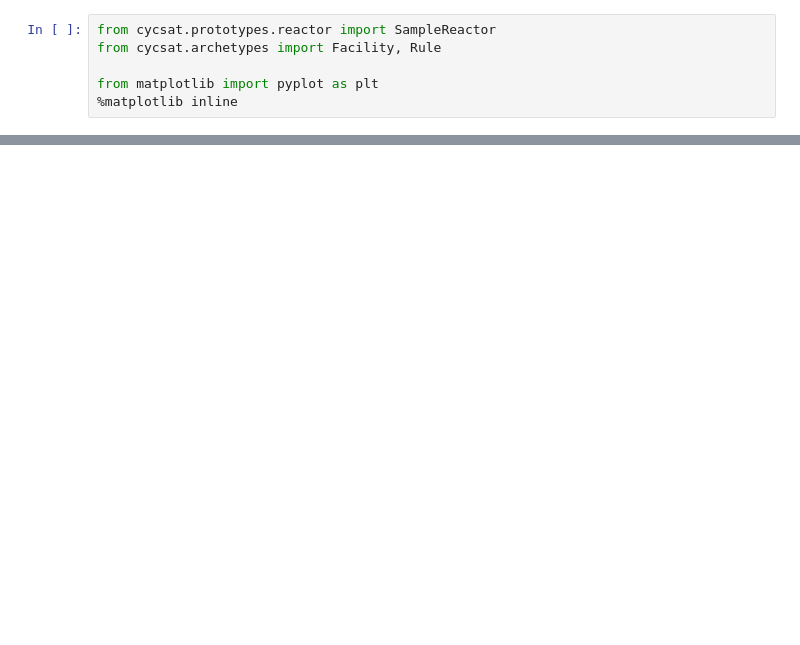
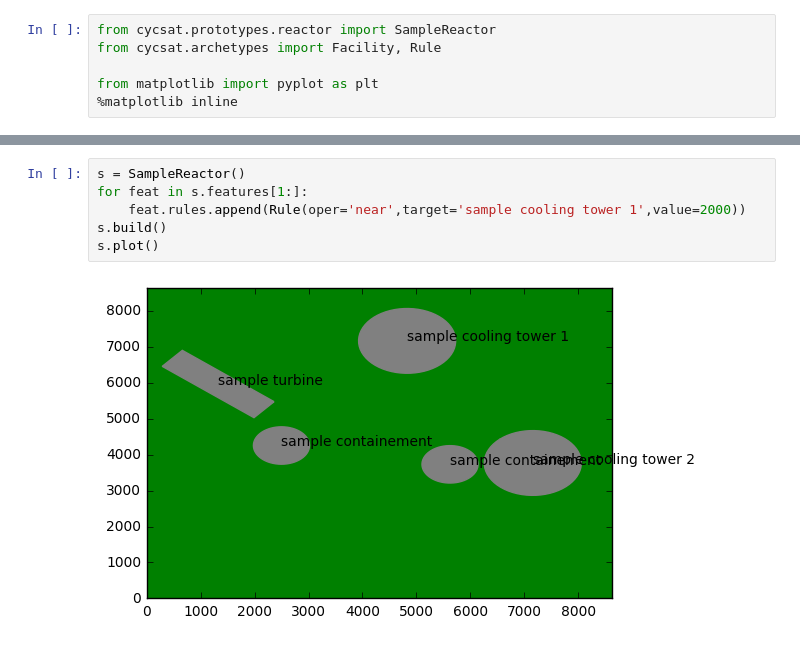
Before and after one commit to CNERG/cycsat, a Jupyter notebook: near rule demo.ipynb, the cells around one changed output, grey strips where cells are left out. Saved outputs shown, nothing was run; the diff lists cells and outputs as text; blank space fills up the shorter version.

```diff
--- a/near rule demo.ipynb
+++ b/near rule demo.ipynb
@@ -14,0 +23,8 @@ s.plot()
+# %%
+s = SampleReactor()
+for feat in s.features[1:]:
+    feat.rules.append(Rule(oper='near',target='sample cooling tower 1',value=2000))
+s.build()
+s.plot()
+# %% [output]
+[figure, added]
```
Also changed, not shown: parts of 3 cells of this notebook.
